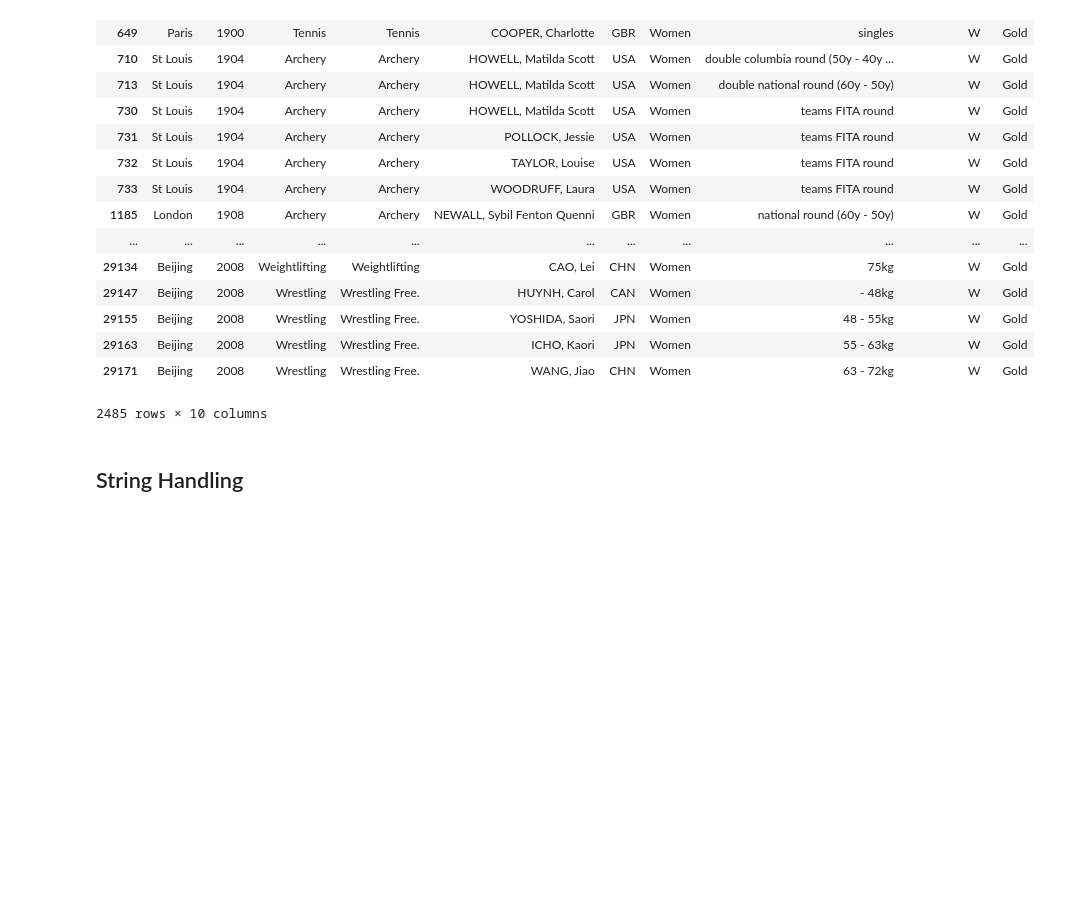
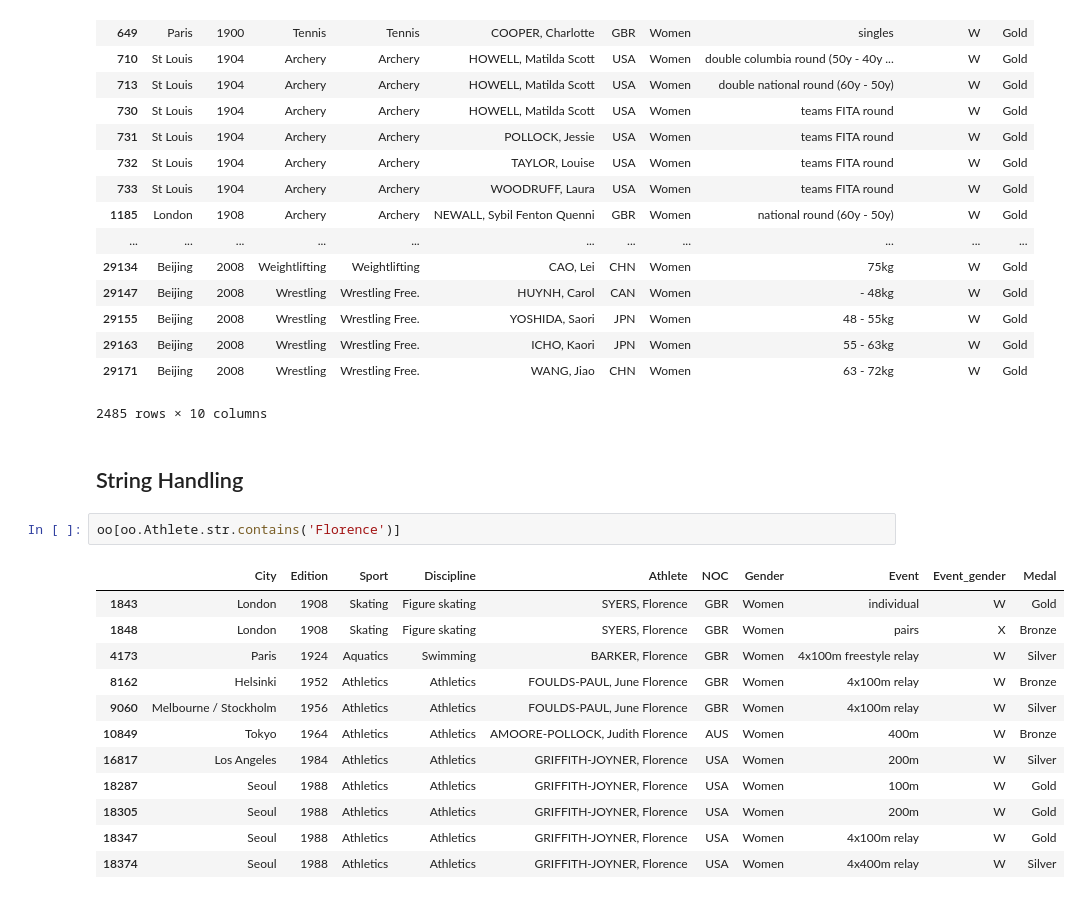
Before and after one commit to cidones/pandas-training, a Jupyter notebook: pandas-training.ipynb, the cells around one changed output. Saved outputs shown, nothing was run; the diff lists cells and outputs as text; blank space fills up the shorter version.

```diff
--- a/pandas-training.ipynb
+++ b/pandas-training.ipynb
@@ -231,3 +231,18 @@ oo[(oo.Medal =='Gold') & (oo.Gender == 'Women')]
 2485 rows × 10 columns
 # %% [markdown]
 ## String Handling
+# %%
+oo[oo.Athlete.str.contains('Florence')]
+# %% [output]
+|  | City | Edition | Sport | Discipline | Athlete | NOC | Gender | Event | Event_gender | Medal |
+| 1843 | London | 1908 | Skating | Figure skating | SYERS, Florence | GBR | Women | individual | W | Gold |
+| 1848 | London | 1908 | Skating | Figure skating | SYERS, Florence | GBR | Women | pairs | X | Bronze |
+| 4173 | Paris | 1924 | Aquatics | Swimming | BARKER, Florence | GBR | Women | 4x100m freestyle relay | W | Silver |
+| 8162 | Helsinki | 1952 | Athletics | Athletics | FOULDS-PAUL, June Florence | GBR | Women | 4x100m relay | W | Bronze |
+| 9060 | Melbourne / Stockholm | 1956 | Athletics | Athletics | FOULDS-PAUL, June Florence | GBR | Women | 4x100m relay | W | Silver |
+| 10849 | Tokyo | 1964 | Athletics | Athletics | AMOORE-POLLOCK, Judith Florence | AUS | Women | 400m | W | Bronze |
+| 16817 | Los Angeles | 1984 | Athletics | Athletics | GRIFFITH-JOYNER, Florence | USA | Women | 200m | W | Silver |
+| 18287 | Seoul | 1988 | Athletics | Athletics | GRIFFITH-JOYNER, Florence | USA | Women | 100m | W | Gold |
+| 18305 | Seoul | 1988 | Athletics | Athletics | GRIFFITH-JOYNER, Florence | USA | Women | 200m | W | Gold |
+| 18347 | Seoul | 1988 | Athletics | Athletics | GRIFFITH-JOYNER, Florence | USA | Women | 4x100m relay | W | Gold |
+| 18374 | Seoul | 1988 | Athletics | Athletics | GRIFFITH-JOYNER, Florence | USA | Women | 4x400m relay | W | Silver |
```
Also changed, not shown: parts of 13 cells of this notebook.
